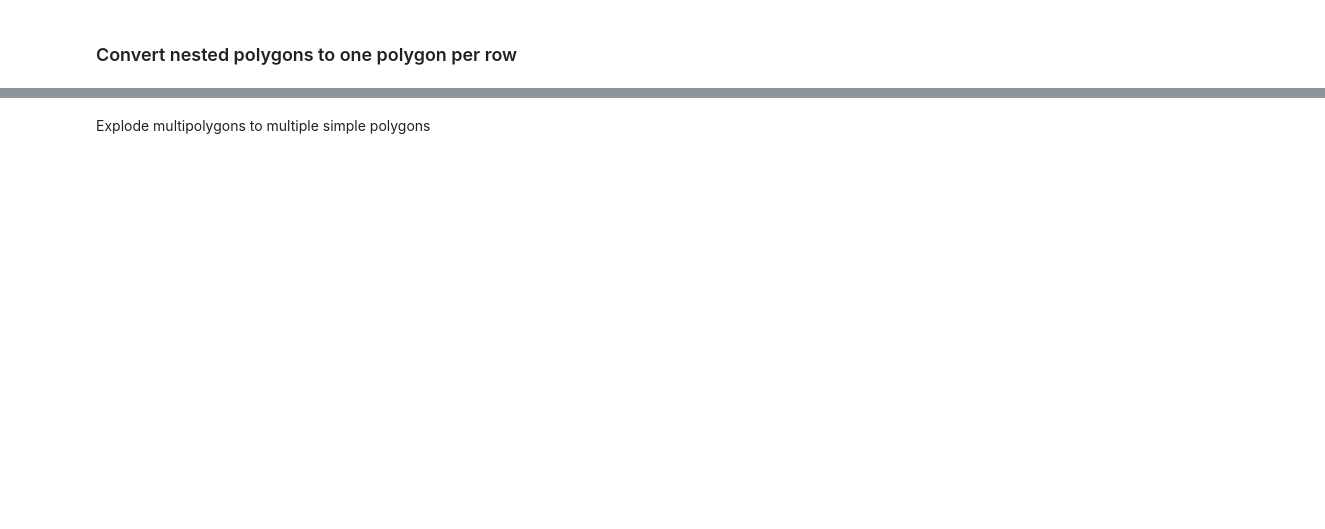
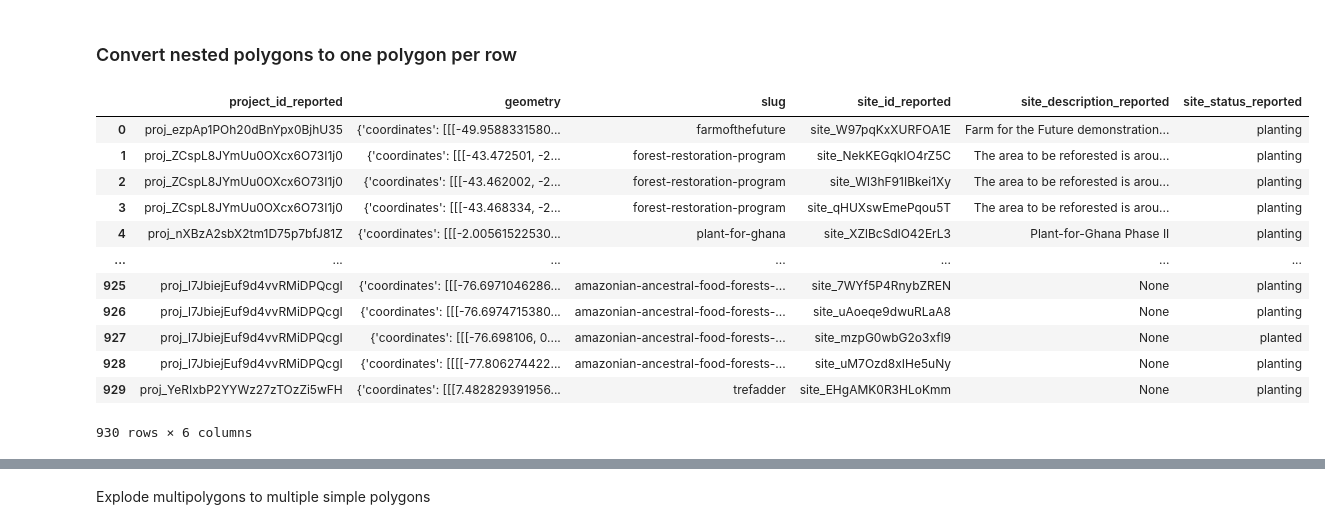
Before and after one commit to Societal-Computing/Forest_Monitoring, a Jupyter notebook: src/plant_for_planet.ipynb, the cells around one changed output, grey strips where cells are left out. Saved outputs shown, nothing was run; the diff lists cells and outputs as text; code cells hidden in the pictures; blank space fills up the shorter version.

```diff
--- a/src/plant_for_planet.ipynb
+++ b/src/plant_for_planet.ipynb
@@ -63,6 +109,7 @@ for _, row in raw_df.iterrows():
         site_data = {
             'project_id_reported': row['project_id_reported'],
             'geometry': site['geometry'],
+            'slug': row['slug'],
             'site_id_reported': site['properties']['id'],
             'site_description_reported': site['properties']['description'],
             'site_status_reported': site['properties']['status']
@@ -70,3 +117,19 @@ for _, row in raw_df.iterrows():
         expanded_rows.append(site_data)
 
 df = pd.DataFrame(expanded_rows)
+# %%
+df
+# %% [output]
+|  | project_id_reported | geometry | slug | site_id_reported | site_description_reported | site_status_reported |
+| 0 | proj_ezpAp1POh20dBnYpx0BjhU35 | {'coordinates': [[[-49.9588331580... | farmofthefuture | site_W97pqKxXURFOA1E | Farm for the Future demonstration... | planting |
+| 1 | proj_ZCspL8JYmUu0OXcx6O73I1j0 | {'coordinates': [[[-43.472501, -2... | forest-restoration-program | site_NekKEGqkIO4rZ5C | The area to be reforested is arou... | planting |
+| 2 | proj_ZCspL8JYmUu0OXcx6O73I1j0 | {'coordinates': [[[-43.462002, -2... | forest-restoration-program | site_Wl3hF91IBkei1Xy | The area to be reforested is arou... | planting |
+| 3 | proj_ZCspL8JYmUu0OXcx6O73I1j0 | {'coordinates': [[[-43.468334, -2... | forest-restoration-program | site_qHUXswEmePqou5T | The area to be reforested is arou... | planting |
+| 4 | proj_nXBzA2sbX2tm1D75p7bfJ81Z | {'coordinates': [[[-2.00561522530... | plant-for-ghana | site_XZlBcSdlO42ErL3 | Plant-for-Ghana Phase II | planting |
+| ... | ... | ... | ... | ... | ... | ... |
+| 925 | proj_l7JbiejEuf9d4vvRMiDPQcgI | {'coordinates': [[[-76.6971046286... | amazonian-ancestral-food-forests-... | site_7WYf5P4RnybZREN | None | planting |
+| 926 | proj_l7JbiejEuf9d4vvRMiDPQcgI | {'coordinates': [[[-76.6974715380... | amazonian-ancestral-food-forests-... | site_uAoeqe9dwuRLaA8 | None | planting |
+| 927 | proj_l7JbiejEuf9d4vvRMiDPQcgI | {'coordinates': [[[-76.698106, 0.... | amazonian-ancestral-food-forests-... | site_mzpG0wbG2o3xfl9 | None | planted |
+| 928 | proj_l7JbiejEuf9d4vvRMiDPQcgI | {'coordinates': [[[[-77.806274422... | amazonian-ancestral-food-forests-... | site_uM7Ozd8xIHe5uNy | None | planting |
+| 929 | proj_YeRIxbP2YYWz27zTOzZi5wFH | {'coordinates': [[[7.482829391956... | trefadder | site_EHgAMK0R3HLoKmm | None | planting |
+930 rows × 6 columns
```
Also changed, not shown: parts of 18 cells of this notebook, 4 other files.
